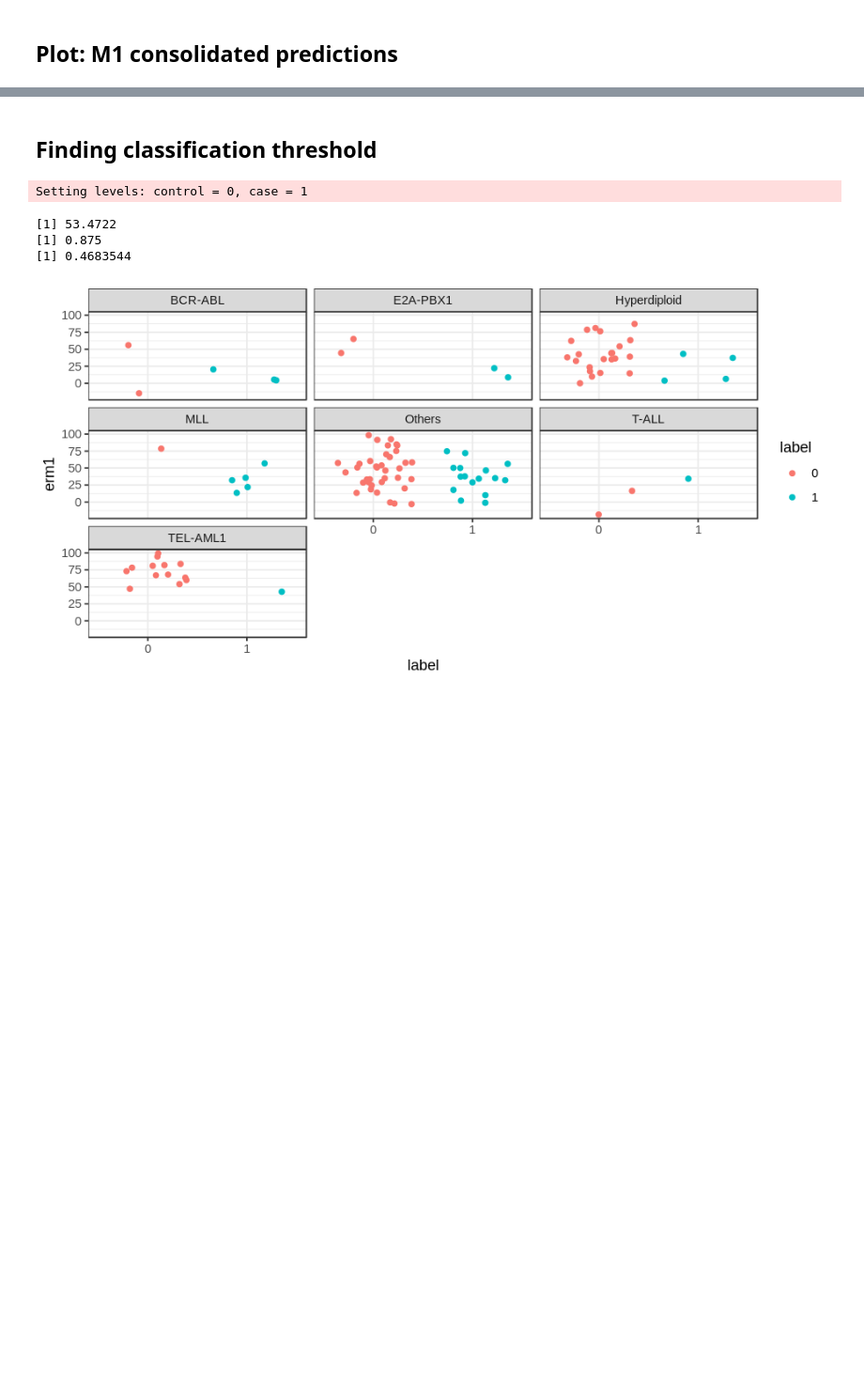
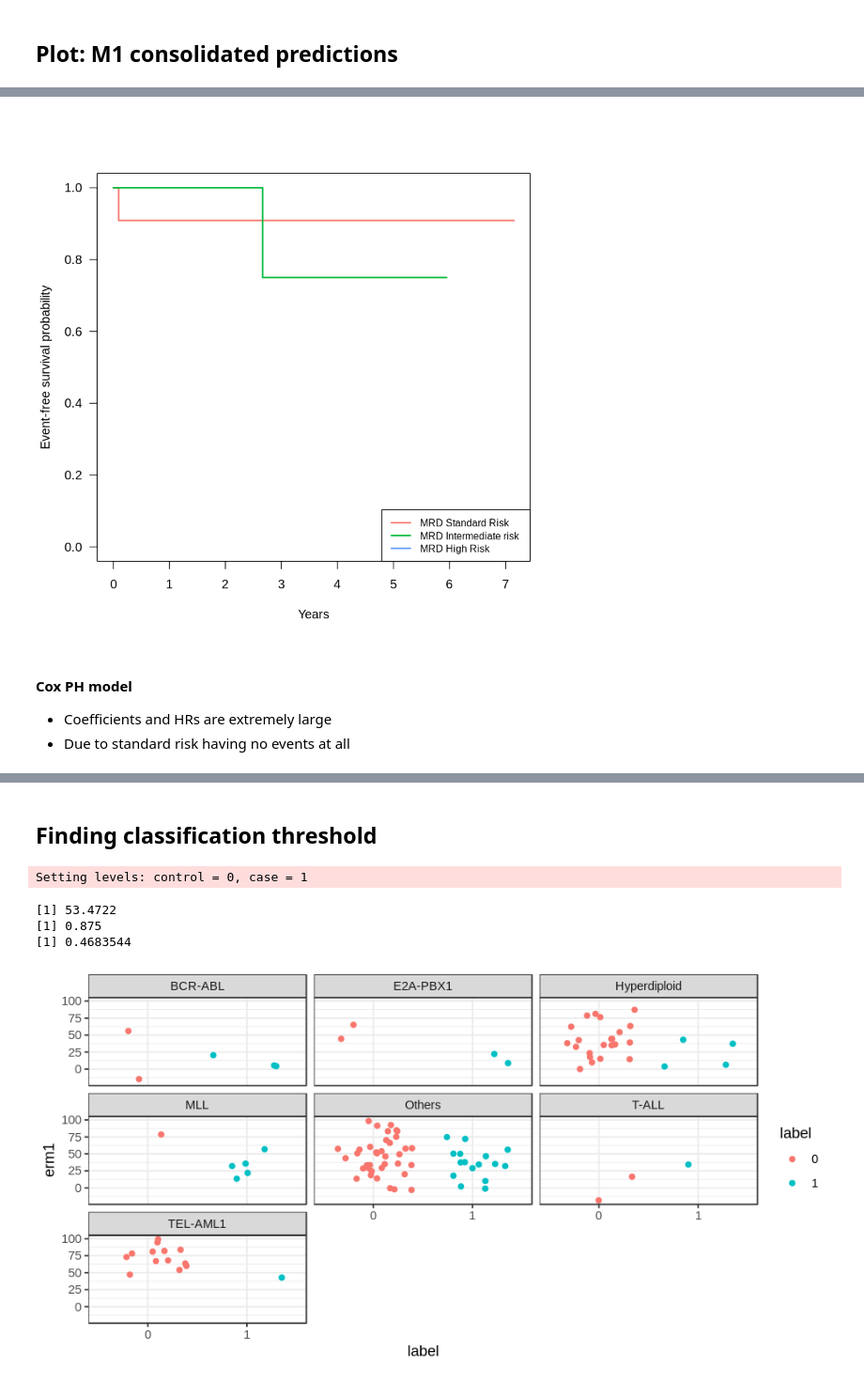
Before and after one commit to dblux/relapse_prediction, a Jupyter notebook: sandbox-model1_proportion.ipynb, the cells around one changed output, grey strips where cells are left out. Shown at 94% size. Saved outputs shown, nothing was run; the diff lists cells and outputs as text; code cells hidden in the pictures; blank space fills up the shorter version.

```diff
--- a/sandbox-model1_proportion.ipynb
+++ b/sandbox-model1_proportion.ipynb
@@ -1847,0 +2298,31 @@ ggsave(WPATH, p_train_mrd, width = 6, height = 4)
+# %%
+km_sr <- survfit(
+  Surv(years, event_code != 0) ~ p_cat3 != "SR",
+  data = surv_sr
+)
+# # Plot: Kaplan-Meier
+# WPATH <- "~/Dropbox/temp/km-mrd_test.pdf"
+# pdf(WPATH, width = 5, height = 5.5)
+
+COL <- ggplot_palette(3)
+plot(
+  km_sr, col= COL, las = 1, lwd = 2,
+  xlab = "Years", ylab = "Event-free survival probability"
+)
+legend(
+  "bottomright", col = COL,
+  legend = c(
+    "MRD Standard Risk",
+    "MRD Intermediate risk",
+    "MRD High Risk"
+  ),
+  bg = "white", lwd = 2, lty = 1, cex = 0.8
+)
+
+# dev.off()
+# %% [output]
+[figure, added]
+# %% [markdown]
+#### Cox PH model
+- Coefficients and HRs are extremely large
+- Due to standard risk having no events at all
```
Also changed, not shown: parts of 107 cells of this notebook, 14 other files.
